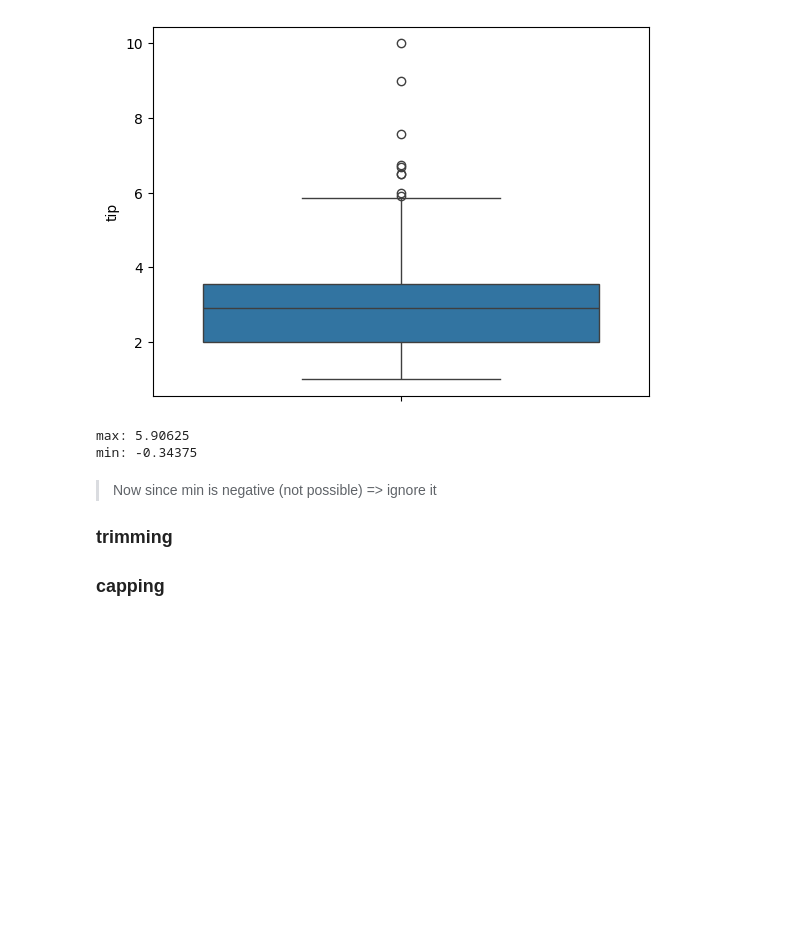
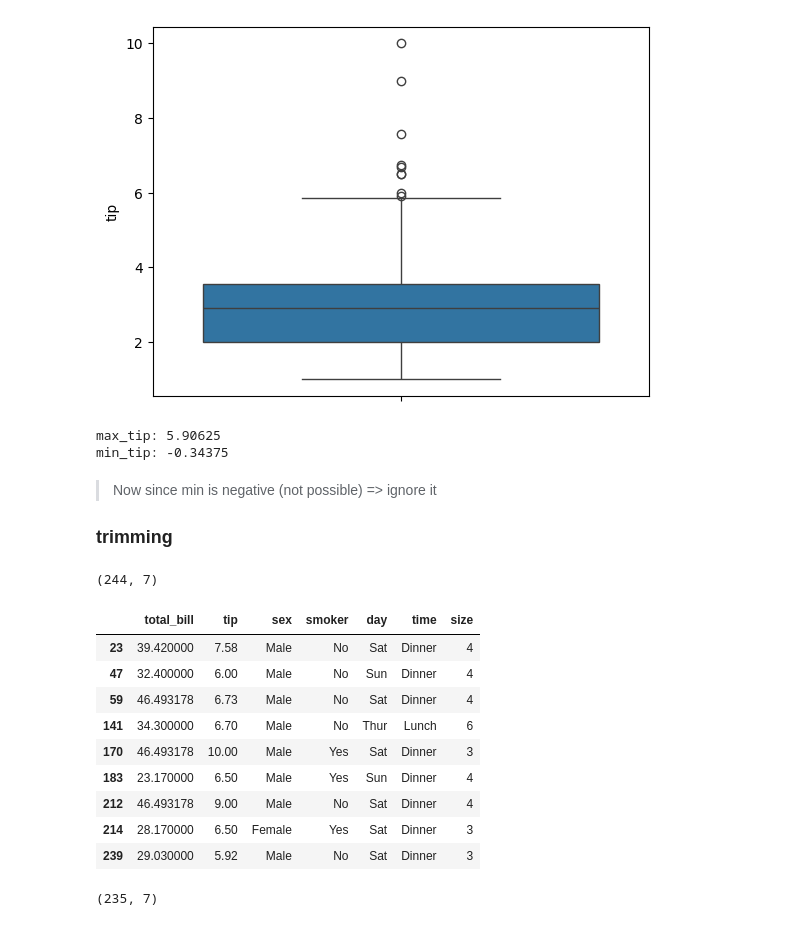
Before and after one commit to Shrikantlala24/Machine-learning, a Jupyter notebook: Feature engineering NB's/14_Outlier_handling.ipynb, the cells around one changed output. Cells and saved outputs as stored; diff of their text form; code cells hidden in the pictures; blank space fills up the shorter version.

```diff
--- a/Feature engineering NB's/14_Outlier_handling.ipynb
+++ b/Feature engineering NB's/14_Outlier_handling.ipynb
@@ -131,15 +131,31 @@ sns.boxplot(df['tip'])
 # %%
 iqr = df['tip'].quantile(0.75) - df['tip'].quantile(0.25)
 
-max = df['tip'].quantile(0.75) + 1.5*iqr
-min = df['tip'].quantile(0.25) - 1.5*iqr
+max_tip = df['tip'].quantile(0.75) + 1.5*iqr
+min_tip = df['tip'].quantile(0.25) - 1.5*iqr
 
-print ('max:', max)
-print ('min:', min)
+print ('max_tip:', max_tip)
+print ('min_tip:', min_tip)
 # %% [output]
-max: 5.90625
-min: -0.34375
+max_tip: 5.90625
+min_tip: -0.34375
 # %% [markdown]
 > Now since min is negative (not possible) => ignore it
 ### trimming
-### capping
+# %%
+df.shape
+# %% [output]
+(244, 7)
+# %%
+df[df['tip'] > max_tip]
+# %% [output]
+|  | total_bill | tip | sex | smoker | day | time | size |
+| 23 | 39.420000 | 7.58 | Male | No | Sat | Dinner | 4 |
+| 47 | 32.400000 | 6.00 | Male | No | Sun | Dinner | 4 |
+| 59 | 46.493178 | 6.73 | Male | No | Sat | Dinner | 4 |
+| 141 | 34.300000 | 6.70 | Male | No | Thur | Lunch | 6 |
+| 170 | 46.493178 | 10.00 | Male | Yes | Sat | Dinner | 3 |
+| 183 | 23.170000 | 6.50 | Male | Yes | Sun | Dinner | 4 |
+| 212 | 46.493178 | 9.00 | Male | No | Sat | Dinner | 4 |
+| 214 | 28.170000 | 6.50 | Female | Yes | Sat | Dinner | 3 |
+| 239 | 29.030000 | 5.92 | Male | No | Sat | Dinner | 3 |
@@ -145,0 +165,4 @@ min: -0.34375
+# %%
+tip_df.shape
+# %% [output]
+(235, 7)
```
Also changed, not shown: parts of 4 cells of this notebook.
